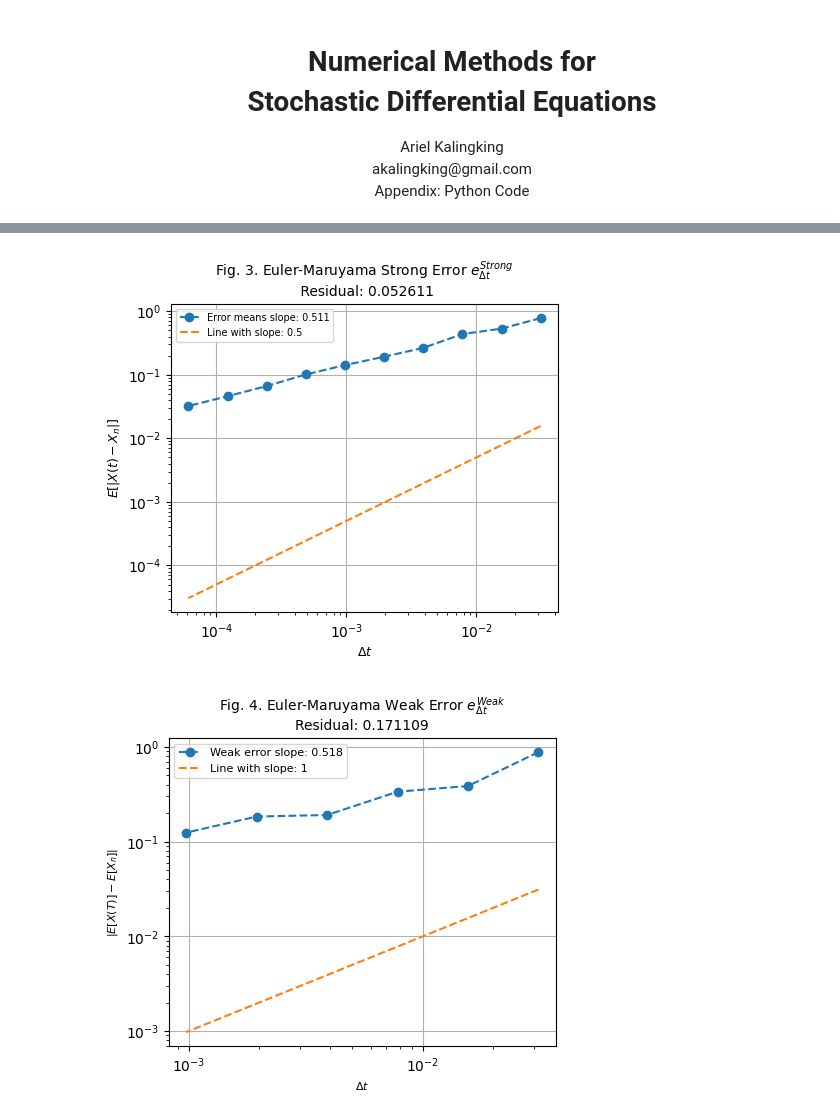
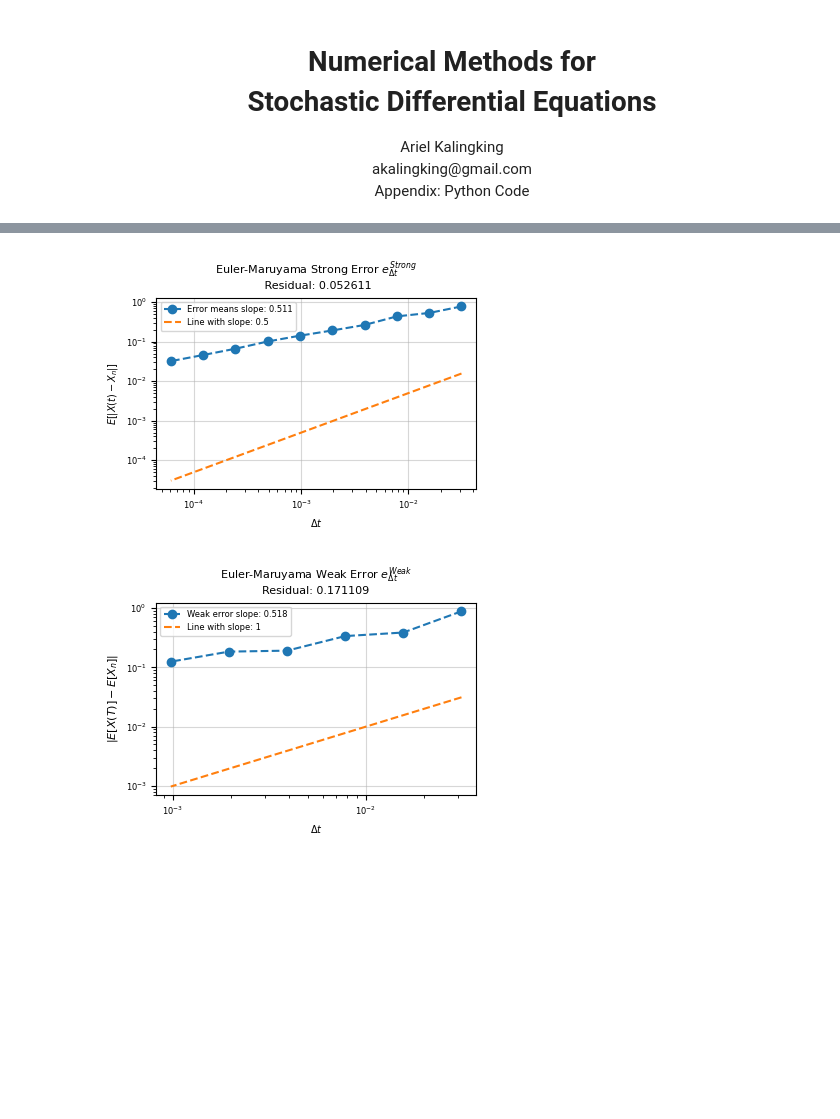
Before and after one commit to akalingking/quant-finance-papers, a Jupyter notebook: numerical_methods/notebooks/numerical_methods.ipynb, the cells around one changed output, grey strips where cells are left out. Saved outputs shown, nothing was run; the diff lists cells and outputs as text; code cells hidden in the pictures; blank space fills up the shorter version.

```diff
--- a/numerical_methods/notebooks/numerical_methods.ipynb
+++ b/numerical_methods/notebooks/numerical_methods.ipynb
@@ -11,10 +11,16 @@ import logging
 import matplotlib
 import matplotlib.pyplot as plt
 
+random_seed = 14
+plt_inline_enable = False
+imagepath = "../paper/figures/"
+figsize = (4,3)
+fontbig = 8
+fontmed = 7
+fontsmall = 6
+
 matplotlib.use('TkAgg')
 logging.getLogger().setLevel(logging.ERROR)
-random_seed = 14
-plt_inline_enable = False
 if plt_inline_enable:
     %matplotlib inline
 # %%
@@ -193,44 +204,46 @@ for i in range(N_dt):
     for m in range(M):
         np.random.seed(m)
         dB = np.sqrt(Dt) * np.random.randn(N)
         B  = np.cumsum(dB)
         # Analytical solution
         Y = x0 * np.exp((mu - 0.5*sigma**2)*t + sigma * B)
         # Euler-Maruyama numerical solution
         Xe = np.zeros(N)
         Xe_cur = x0  # Set initial value
         for n in range(N):
             Xe_cur = Xe_cur + mu*Xe_cur*Dt + sigma*Xe_cur*dB[n]
             Xe[n] = Xe_cur
 
         err_mc += abs(Y-Xe)
 
     # Compute mean of absolute errors and find maximum (strong error)
     err_str[i] = max(err_mc/M)
 
 # Fit a linear regression and find the empirical convergence slope
 X = sm.add_constant(np.log(dt_grid))
 results = sm.OLS(np.log(err_str), X).fit()
 convergence_ml = results.params[1]
 resid = np.sqrt(results.mse_resid)
 
-fig =  plt.figure(figsize=(5,4))
+fig =  plt.figure(figsize=figsize)
 ax = fig.add_subplot(111)
 ax.loglog(dt_grid, err_str, marker="o", linestyle="dashed",
           label= "Error means slope: {:.3f}".format(convergence_ml))
-ax.loglog(dt_grid, 0.5*dt_grid, linestyle="dashed",
-          label="Line with slope: 0.5")
-ax.set_xlabel("$\Delta t$", size=9)
-ax.set_ylabel("$E[|X(t)-X_n|]$", size=9)
-ax.set_title("Fig. 3. Euler-Maruyama Strong Error $e_{\Delta t}^{Strong}$\n"
-             + " Residual: {:.6f}".format(resid), size=10)
-ax.legend(prop={"size":7})
-ax.grid(":")
-plt.savefig("../figures/euler_maruyama_strong_convergence.pdf", bbox_inches='tight')
+ax.loglog(dt_grid, 0.5*dt_grid, linestyle="dashed", label="Line with slope: 0.5")
+ax.set_xlabel("$\Delta t$", size=fontmed)
+ax.set_ylabel("$E[|X(t)-X_n|]$", size=fontmed)
+ax.set_title("Euler-Maruyama Strong Error $e_{\Delta t}^{Strong}$\n"
+             + " Residual: {:.6f}".format(resid), size=fontbig)
+ax.legend(prop={"size":fontsmall})
+ax.tick_params(axis='both', which='major', labelsize=fontsmall)
+ax.grid(":", alpha=0.5)
+
+plt.tight_layout()
+plt.savefig(imagepath+"euler_maruyama_strong_convergence.pdf", bbox_inches='tight')
 if plt_inline_enable:
     plt.show()
 # %% [output]
-[figure, old version]
+[figure, new version]
 # %%
 # Euler-Maruyama weak convergence order of 1
 np.random.seed(random_seed)
@@ -261,22 +274,25 @@ weak_errors = weak_errors.T
 Dts = np.array([2**x for x in range(-5, -11, -1)])
 ([slope, intercept], residual) = least_square_fit(Dts, weak_errors)
 
-fig = plt.figure(figsize=(5,4))
+fig = plt.figure(figsize=figsize)
 ax = fig.add_subplot(111)
 ax.loglog(Dts, abs(weak_errors), marker="o",
           linestyle="dashed", label="Weak error slope: {:.3f}".format(slope))
 ax.loglog(Dts, Dts, linestyle="dashed", label="Line with slope: 1")
-ax.set_xlabel("$\Delta t$", size=8)
+ax.set_xlabel("$\Delta t$", size=fontmed)
 ax.set_ylabel("$|E[X(T)]-E[X_n]|$", size=8)
-ax.set_title("Fig. 4. Euler-Maruyama Weak Error $e_{\Delta t}^{Weak}$ \n"
-            + "Residual: {:.6f}".format(residual), size=10)
-ax.legend(prop={"size":8})
-ax.grid(":")
-plt.savefig("../figures/euler_maruyama_weak_convergence.pdf", bbox_inches='tight')
+ax.set_title("Euler-Maruyama Weak Error $e_{\Delta t}^{Weak}$ \n"
+            + "Residual: {:.6f}".format(residual), size=fontbig)
+ax.legend(loc="best", prop={"size":fontsmall})
+ax.tick_params(axis='both', which='major', labelsize=fontsmall)
+ax.grid(":", alpha=0.5)
+
+plt.tight_layout()
+plt.savefig(imagepath+"euler_maruyama_weak_convergence.pdf", bbox_inches='tight')
 if plt_inline_enable:
     plt.show()
 # %% [output]
-[figure, old version]
+[figure, new version]
 # %%
 # Euler-Maruyama weak convergence order of 1 (Calculation 2)
 mu = 2     # Drift
```
Also changed, not shown: parts of 6 cells of this notebook, 11 other files.
